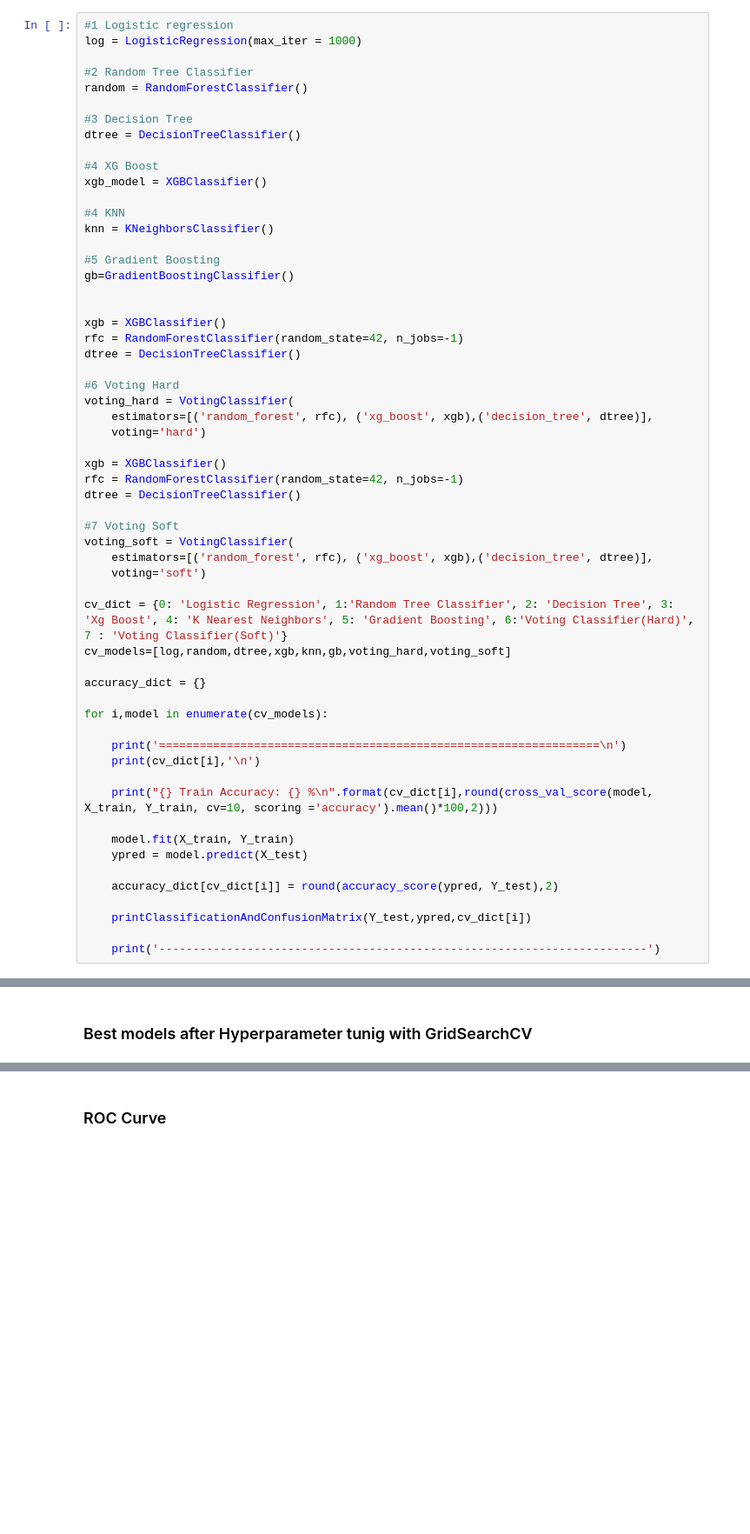
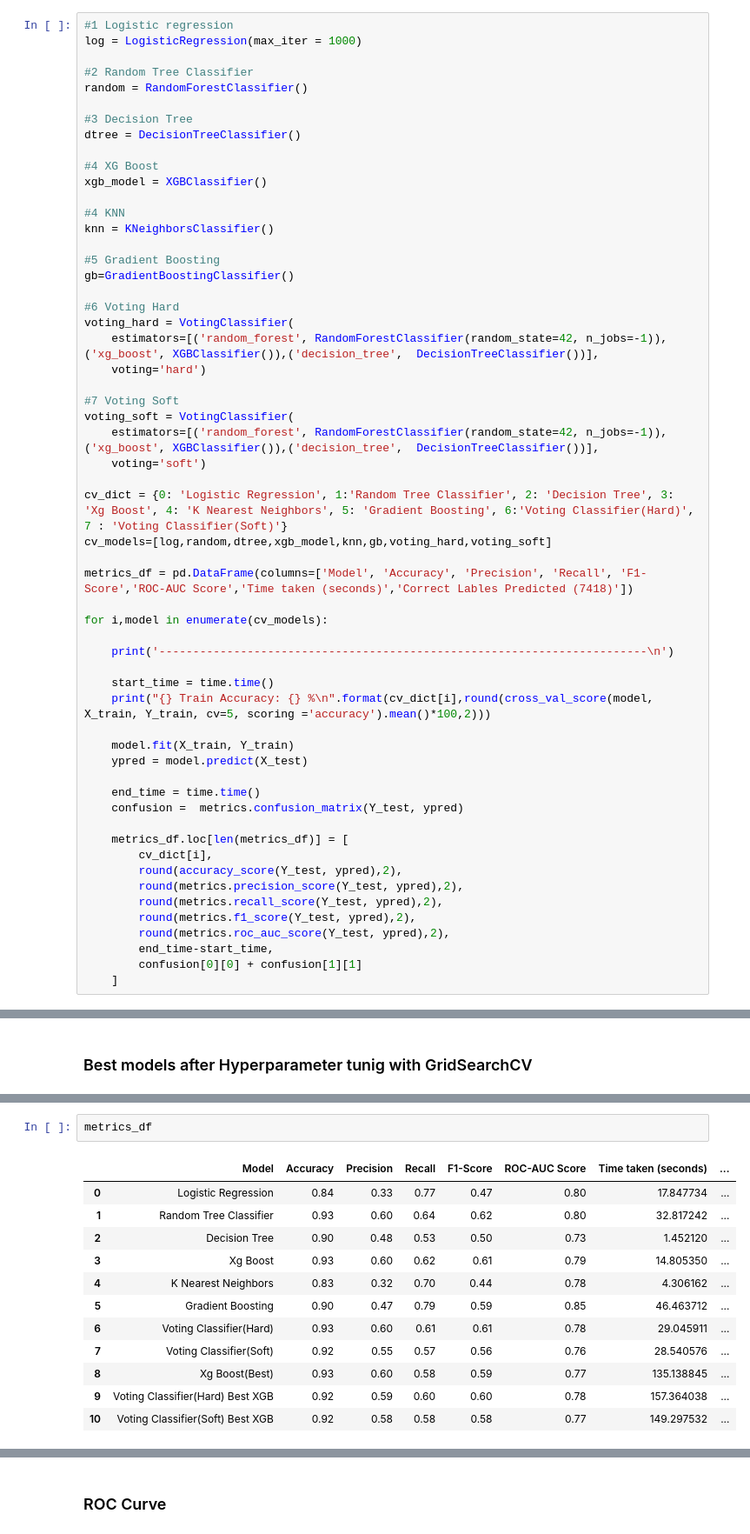
Before and after one commit to singhanuj695/Data-glacier-Group-Project, a Jupyter notebook: Week-12/Week_12_Yash_Jadwani.ipynb, the cells around one changed output, grey strips where cells are left out. Shown: that part at 87% size. Drawn from its saved outputs; the diff is of its cells as text; blank space fills up the shorter version.

```diff
--- a/Week-12/Week_12_Yash_Jadwani.ipynb
+++ b/Week-12/Week_12_Yash_Jadwani.ipynb
@@ -276,43 +265,42 @@ knn = KNeighborsClassifier()
 #5 Gradient Boosting
 gb=GradientBoostingClassifier()
 
-
-xgb = XGBClassifier()
-rfc = RandomForestClassifier(random_state=42, n_jobs=-1)
-dtree = DecisionTreeClassifier()
-
 #6 Voting Hard
 voting_hard = VotingClassifier(
-    estimators=[('random_forest', rfc), ('xg_boost', xgb),('decision_tree', dtree)],
+    estimators=[('random_forest', RandomForestClassifier(random_state=42, n_jobs=-1)), ('xg_boost', XGBClassifier()),('decision_tree',  DecisionTreeClassifier())],
     voting='hard')
-
-xgb = XGBClassifier()
-rfc = RandomForestClassifier(random_state=42, n_jobs=-1)
-dtree = DecisionTreeClassifier()
 
 #7 Voting Soft
 voting_soft = VotingClassifier(
-    estimators=[('random_forest', rfc), ('xg_boost', xgb),('decision_tree', dtree)],
+    estimators=[('random_forest', RandomForestClassifier(random_state=42, n_jobs=-1)), ('xg_boost', XGBClassifier()),('decision_tree',  DecisionTreeClassifier())],
     voting='soft')
 
 cv_dict = {0: 'Logistic Regression', 1:'Random Tree Classifier', 2: 'Decision Tree', 3: 'Xg Boost', 4: 'K Nearest Neighbors', 5: 'Gradient Boosting', 6:'Voting Classifier(Hard)', 7 : 'Voting Classifier(Soft)'}
-cv_models=[log,random,dtree,xgb,knn,gb,voting_hard,voting_soft]
+cv_models=[log,random,dtree,xgb_model,knn,gb,voting_hard,voting_soft]
 
-accuracy_dict = {}
+metrics_df = pd.DataFrame(columns=['Model', 'Accuracy', 'Precision', 'Recall', 'F1-Score','ROC-AUC Score','Time taken (seconds)','Correct Lables Predicted (7418)'])
 
 for i,model in enumerate(cv_models):
 
-    print('=================================================================\n')
-    print(cv_dict[i],'\n')
+    print('------------------------------------------------------------------------\n')
 
-    print("{} Train Accuracy: {} %\n".format(cv_dict[i],round(cross_val_score(model, X_train, Y_train, cv=10, scoring ='accuracy').mean()*100,2)))
+    start_time = time.time()
+    print("{} Train Accuracy: {} %\n".format(cv_dict[i],round(cross_val_score(model, X_train, Y_train, cv=5, scoring ='accuracy').mean()*100,2)))
 
     model.fit(X_train, Y_train)
     ypred = model.predict(X_test)
 
-    accuracy_dict[cv_dict[i]] = round(accuracy_score(ypred, Y_test),2)
+    end_time = time.time()
+    confusion =  metrics.confusion_matrix(Y_test, ypred)
 
-    printClassificationAndConfusionMatrix(Y_test,ypred,cv_dict[i])
-
-    print('------------------------------------------------------------------------')
+    metrics_df.loc[len(metrics_df)] = [
+        cv_dict[i],
+        round(accuracy_score(Y_test, ypred),2),
+        round(metrics.precision_score(Y_test, ypred),2),
+        round(metrics.recall_score(Y_test, ypred),2),
+        round(metrics.f1_score(Y_test, ypred),2),
+        round(metrics.roc_auc_score(Y_test, ypred),2),
+        end_time-start_time,
+        confusion[0][0] + confusion[1][1]
+    ]
 # %% [output]
@@ -734,0 +514,15 @@ best_accuracy_dict
+# %%
+metrics_df
+# %% [output]
+|  | Model | Accuracy | Precision | Recall | F1-Score | ROC-AUC Score | Time taken (seconds) | ... |
+| 0 | Logistic Regression | 0.84 | 0.33 | 0.77 | 0.47 | 0.80 | 17.847734 | ... |
+| 1 | Random Tree Classifier | 0.93 | 0.60 | 0.64 | 0.62 | 0.80 | 32.817242 | ... |
+| 2 | Decision Tree | 0.90 | 0.48 | 0.53 | 0.50 | 0.73 | 1.452120 | ... |
+| 3 | Xg Boost | 0.93 | 0.60 | 0.62 | 0.61 | 0.79 | 14.805350 | ... |
+| 4 | K Nearest Neighbors | 0.83 | 0.32 | 0.70 | 0.44 | 0.78 | 4.306162 | ... |
+| 5 | Gradient Boosting | 0.90 | 0.47 | 0.79 | 0.59 | 0.85 | 46.463712 | ... |
+| 6 | Voting Classifier(Hard) | 0.93 | 0.60 | 0.61 | 0.61 | 0.78 | 29.045911 | ... |
+| 7 | Voting Classifier(Soft) | 0.92 | 0.55 | 0.57 | 0.56 | 0.76 | 28.540576 | ... |
+| 8 | Xg Boost(Best) | 0.93 | 0.60 | 0.58 | 0.59 | 0.77 | 135.138845 | ... |
+| 9 | Voting Classifier(Hard) Best XGB | 0.92 | 0.59 | 0.60 | 0.60 | 0.78 | 157.364038 | ... |
+| 10 | Voting Classifier(Soft) Best XGB | 0.92 | 0.58 | 0.58 | 0.58 | 0.77 | 149.297532 | ... |
```
Also changed, not shown: parts of 10 cells of this notebook.
